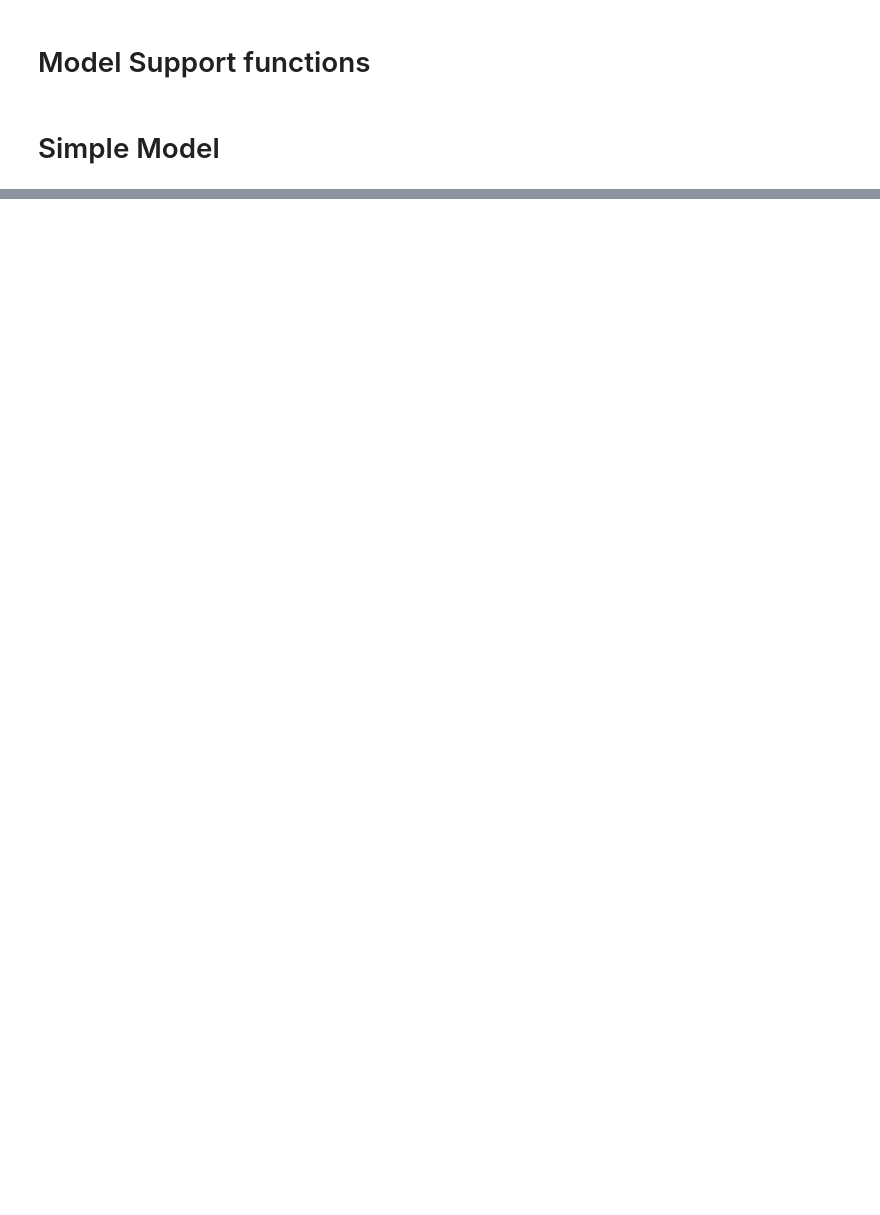
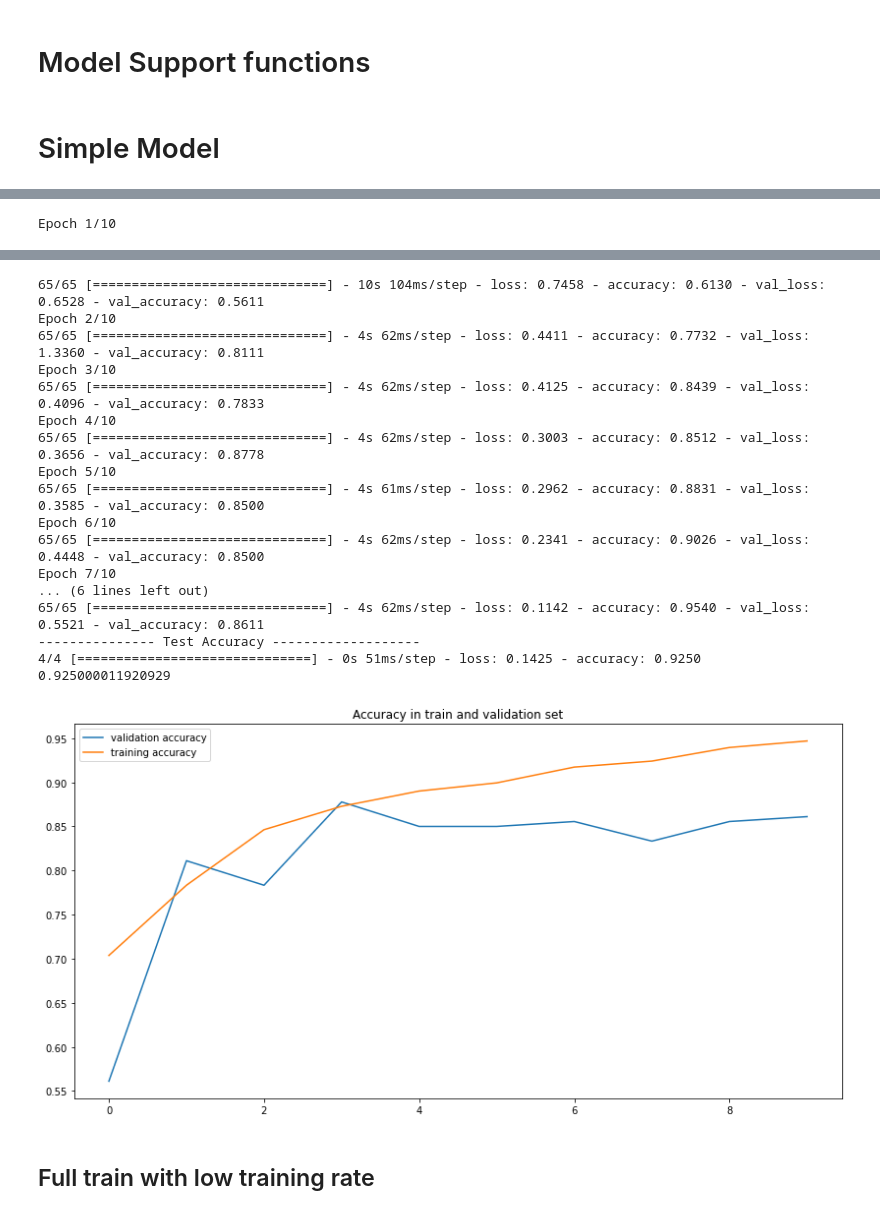
Before and after one commit to RaphaelBouvet/ML_5, a Jupyter notebook: notebook/Skin Cancer.ipynb, the cells around one changed output, grey strips where cells are left out. Saved outputs shown, nothing was run; the diff lists cells and outputs as text; code cells hidden in the pictures; blank space fills up the shorter version.

```diff
--- a/notebook/Skin Cancer.ipynb
+++ b/notebook/Skin Cancer.ipynb
@@ -235,0 +496,12 @@ KeyboardInterrupt:
+# %%
+vgg_no_top = VGG16(include_top = False,classes=2,input_shape=(128,128,3))
+# %%
+x = vgg_no_top.output
+flatten_x = Flatten()(x) # add a flatten layer
+d_1 = Dense(32,activation='relu')(flatten_x)
+predictions = Dense(2, activation='softmax')(d_1)
+
+
+# Définir le nouveau modèle
+vgg_2clf = Model(inputs=vgg_no_top.input, outputs=predictions)
+NAME = f'VGG_2clf_more_tuning_{time.time()}'
@@ -235,0 +531,9 @@ KeyboardInterrupt:
+# %%
+hist,vgg_2clf = compile_fit_evaluate_model(NAME,vgg_2clf,
+                                           X=x_train_vgg,
+                                           y=y_train,
+                                           validation_data=(x_val_vgg,y_val),
+                                           evaluation_data=(x_test_vgg,y_test),
+                                           batch_size=25,
+                                           epochs=10)
+# %% [output]
@@ -235,0 +544 @@ KeyboardInterrupt:
+Epoch 1/10
@@ -235,0 +560,20 @@ KeyboardInterrupt:
+65/65 [==============================] - 10s 104ms/step - loss: 0.7458 - accuracy: 0.6130 - val_loss: 0.6528 - val_accuracy: 0.5611
+Epoch 2/10
+65/65 [==============================] - 4s 62ms/step - loss: 0.4411 - accuracy: 0.7732 - val_loss: 1.3360 - val_accuracy: 0.8111
+Epoch 3/10
+65/65 [==============================] - 4s 62ms/step - loss: 0.4125 - accuracy: 0.8439 - val_loss: 0.4096 - val_accuracy: 0.7833
+Epoch 4/10
+65/65 [==============================] - 4s 62ms/step - loss: 0.3003 - accuracy: 0.8512 - val_loss: 0.3656 - val_accuracy: 0.8778
+Epoch 5/10
+65/65 [==============================] - 4s 61ms/step - loss: 0.2962 - accuracy: 0.8831 - val_loss: 0.3585 - val_accuracy: 0.8500
+Epoch 6/10
+65/65 [==============================] - 4s 62ms/step - loss: 0.2341 - accuracy: 0.9026 - val_loss: 0.4448 - val_accuracy: 0.8500
+Epoch 7/10
+... (6 lines left out)
+65/65 [==============================] - 4s 62ms/step - loss: 0.1142 - accuracy: 0.9540 - val_loss: 0.5521 - val_accuracy: 0.8611
+--------------- Test Accuracy -------------------
+4/4 [==============================] - 0s 51ms/step - loss: 0.1425 - accuracy: 0.9250
+0.925000011920929
+[figure, added]
+# %% [markdown]
+## Full train with low training rate
```
Also changed, not shown: parts of 80 cells of this notebook.
